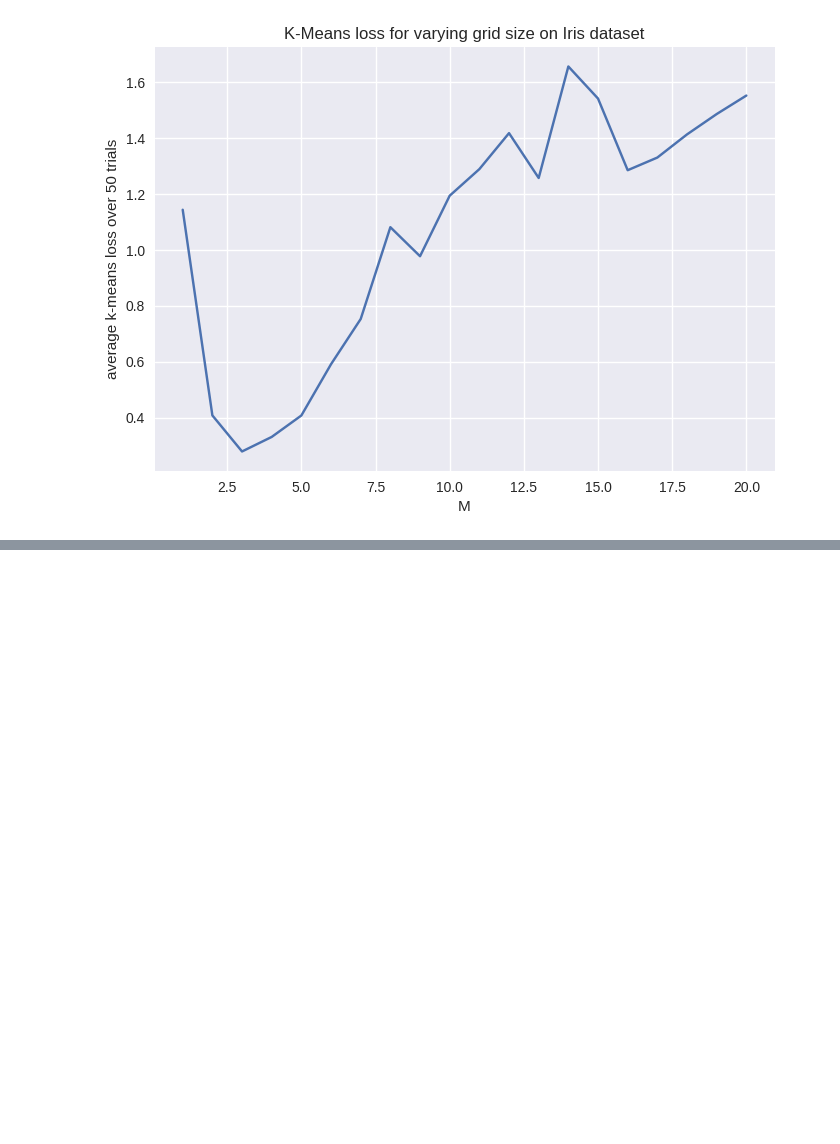
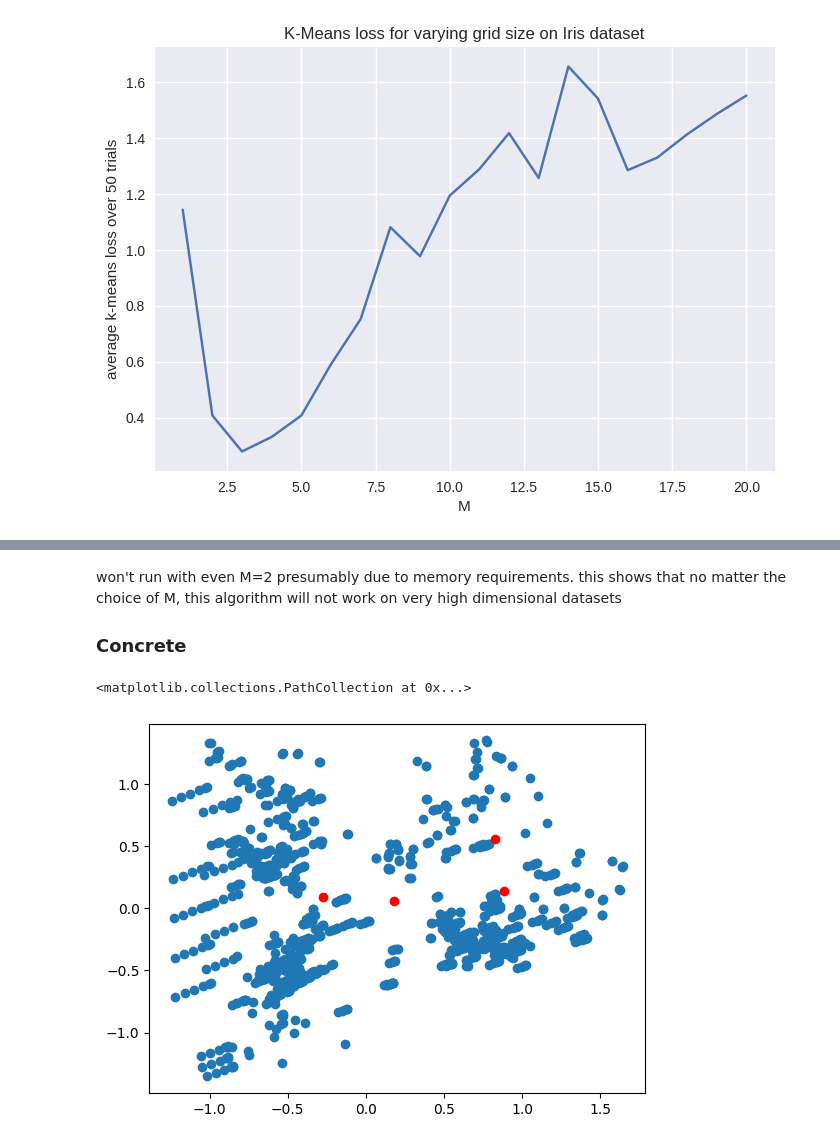
Before and after one commit to amy-ln/dpclustering, a Jupyter notebook: grid-experiment.ipynb, the cells around one changed output, grey strips where cells are left out. Cells and saved outputs as stored; diff of their text form; code cells hidden in the pictures; blank space fills up the shorter version.

```diff
--- a/grid-experiment.ipynb
+++ b/grid-experiment.ipynb
@@ -267,0 +303,17 @@ Text(0, 0.5, 'average k-means loss over 50 trials')
+# %% [markdown]
+won't run with even M=2 presumably due to memory requirements. this shows that no matter the choice of M, this algorithm will not work on very high dimensional datasets
+
+### Concrete
+# %%
+concrete = np.load("datasets/concrete.npy")
+concrete_centers = cluster_grid(concrete, k=4, e=1, M=3, seed=21323)
+
+concrete_pca = PCA(n_components=2)
+concrete_2d = concrete_pca.fit_transform(concrete)
+concrete_centers_2d = concrete_pca.transform(concrete_centers)
+
+plt.scatter(concrete_2d[:,0], concrete_2d[:,1])
+plt.scatter(concrete_centers_2d[:,0], concrete_centers_2d[:,1], c="red")
+# %% [output]
+<matplotlib.collections.PathCollection at 0x...>
+[figure, added]
```
Also changed, not shown: parts of 8 cells of this notebook.
